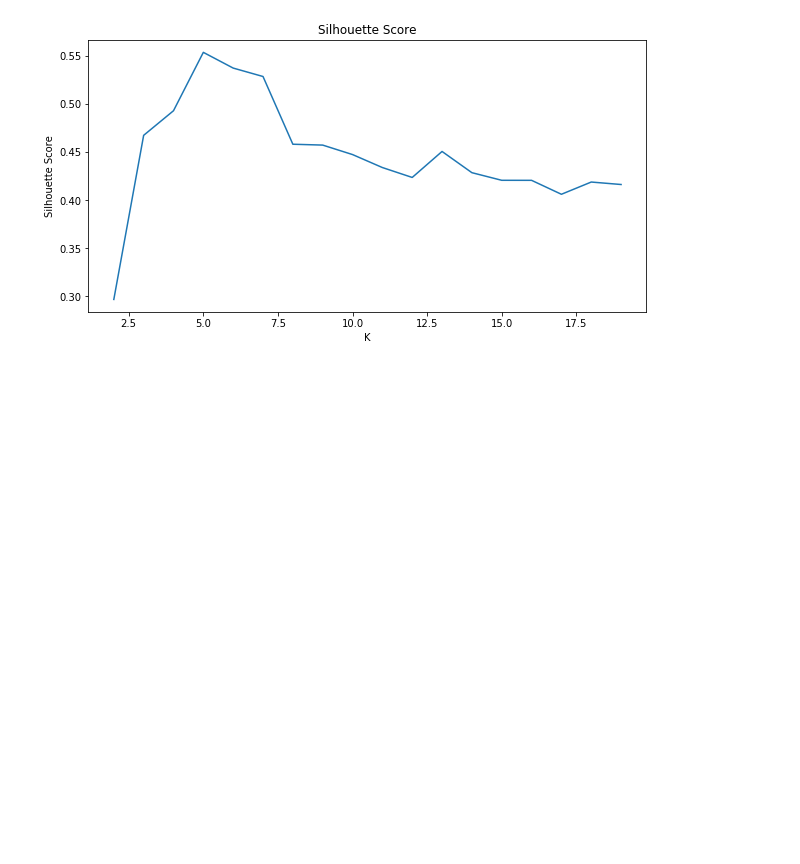
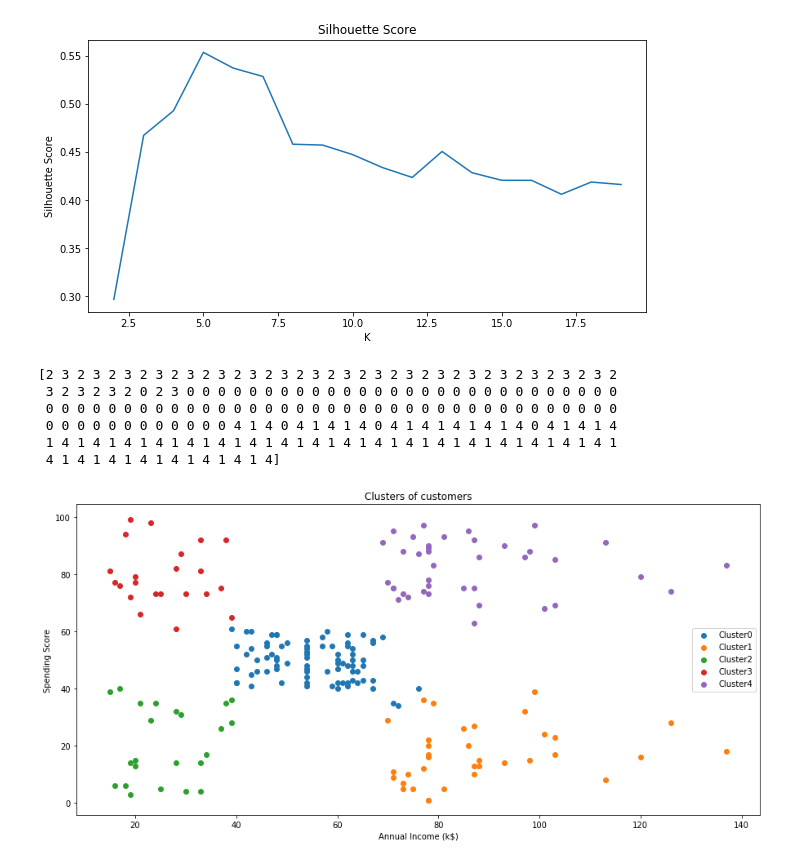
Before and after one commit to salammemphis/ML, a Jupyter notebook: K-Means-Clustering.ipynb, the cells around one changed output. Saved outputs shown, nothing was run; the diff lists cells and outputs as text; code cells hidden in the pictures; blank space fills up the shorter version.

```diff
--- a/K-Means-Clustering.ipynb
+++ b/K-Means-Clustering.ipynb
@@ -68,3 +76,29 @@ plt.ylabel("Silhouette Score")
 plt.show()
 # %% [output]
 [figure]
+# %%
+kmeans = KMeans(n_clusters = 5, random_state = 42)
+p_cluster = kmeans.fit_predict(X)
+# %%
+print(p_cluster)
+# %% [output]
+[2 3 2 3 2 3 2 3 2 3 2 3 2 3 2 3 2 3 2 3 2 3 2 3 2 3 2 3 2 3 2 3 2 3 2 3 2
+ 3 2 3 2 3 2 0 2 3 0 0 0 0 0 0 0 0 0 0 0 0 0 0 0 0 0 0 0 0 0 0 0 0 0 0 0 0
+ 0 0 0 0 0 0 0 0 0 0 0 0 0 0 0 0 0 0 0 0 0 0 0 0 0 0 0 0 0 0 0 0 0 0 0 0 0
+ 0 0 0 0 0 0 0 0 0 0 0 0 4 1 4 0 4 1 4 1 4 0 4 1 4 1 4 1 4 1 4 0 4 1 4 1 4
+ 1 4 1 4 1 4 1 4 1 4 1 4 1 4 1 4 1 4 1 4 1 4 1 4 1 4 1 4 1 4 1 4 1 4 1 4 1
+ 4 1 4 1 4 1 4 1 4 1 4 1 4 1 4]
+# %%
+import numpy as np
+plt.figure(figsize=(15,7))
+
+for i in np.unique(p_cluster):
+    plt.scatter(X[p_cluster==i]["Annual_Income_(k$)"],X[p_cluster==i]["Spending_Score"], label='Cluster'+str(i))
+
+plt.title('Clusters of customers')
+plt.xlabel('Annual Income (k$)')
+plt.ylabel('Spending Score')
+plt.legend()
+plt.show()
+# %% [output]
+[figure, added]
```
Also changed, not shown: parts of 1 cell of this notebook.
